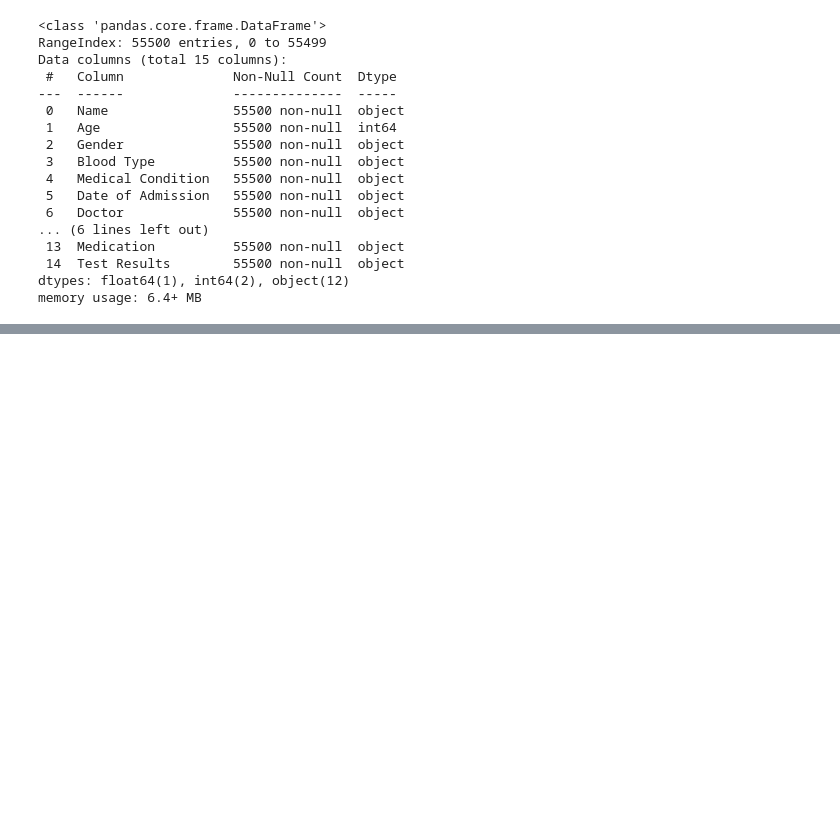
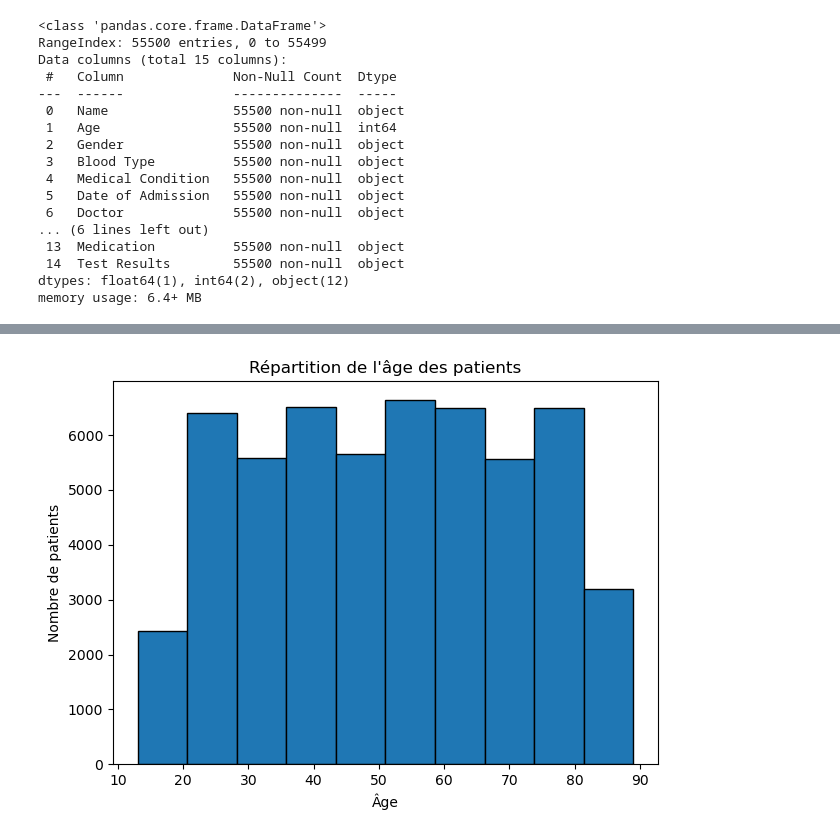
Before and after one commit to YOUNESHMD/migration-dataset-mongodb, a Jupyter notebook: migration_mongodb.ipynb, the cells around one changed output, grey strips where cells are left out. Drawn from its saved outputs; the diff is of its cells as text; code cells hidden in the pictures; blank space fills up the shorter version.

```diff
--- a/migration_mongodb.ipynb
+++ b/migration_mongodb.ipynb
@@ -42,3 +47,7 @@ Data columns (total 15 columns):
  14  Test Results        55500 non-null  object
 dtypes: float64(1), int64(2), object(12)
 memory usage: 6.4+ MB
+# %%
+# Mise a jour des types Date of Admission & Discharge Date
+dataset['Date of Admission'] = pd.to_datetime(dataset['Date of Admission'])
+dataset['Discharge Date'] = pd.to_datetime(dataset['Discharge Date'])
@@ -44,0 +115,4 @@ memory usage: 6.4+ MB
+# %%
+# suppression des doublons
+dataset = dataset.drop_duplicates()
+dataset.shape
@@ -44,0 +121,4 @@ memory usage: 6.4+ MB
+# %%
+# mise en forme des Noms des patients
+dataset["Name"] = dataset["Name"].str.title()
+dataset.head()
@@ -44,0 +132,16 @@ memory usage: 6.4+ MB
+# %%
+#Répartition de l'âge des patients
+
+dataset["Age"].plot(
+    kind="hist",
+    bins=10,
+    edgecolor="black"
+)
+
+plt.title("Répartition de l'âge des patients")
+plt.xlabel("Âge")
+plt.ylabel("Nombre de patients")
+plt.tight_layout()
+plt.show()
+# %% [output]
+[figure, added]
```
Also changed, not shown: parts of 11 cells of this notebook.
